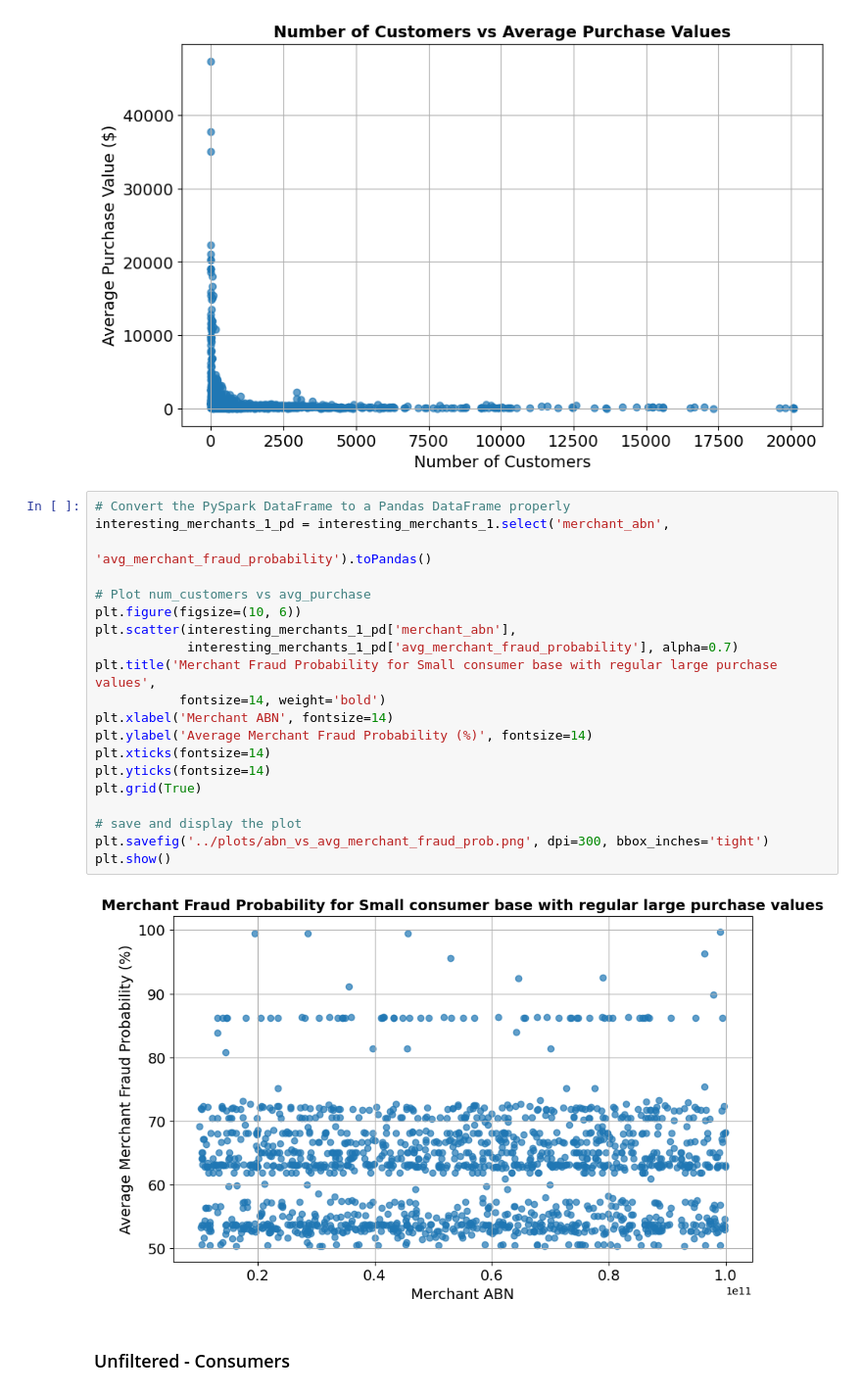
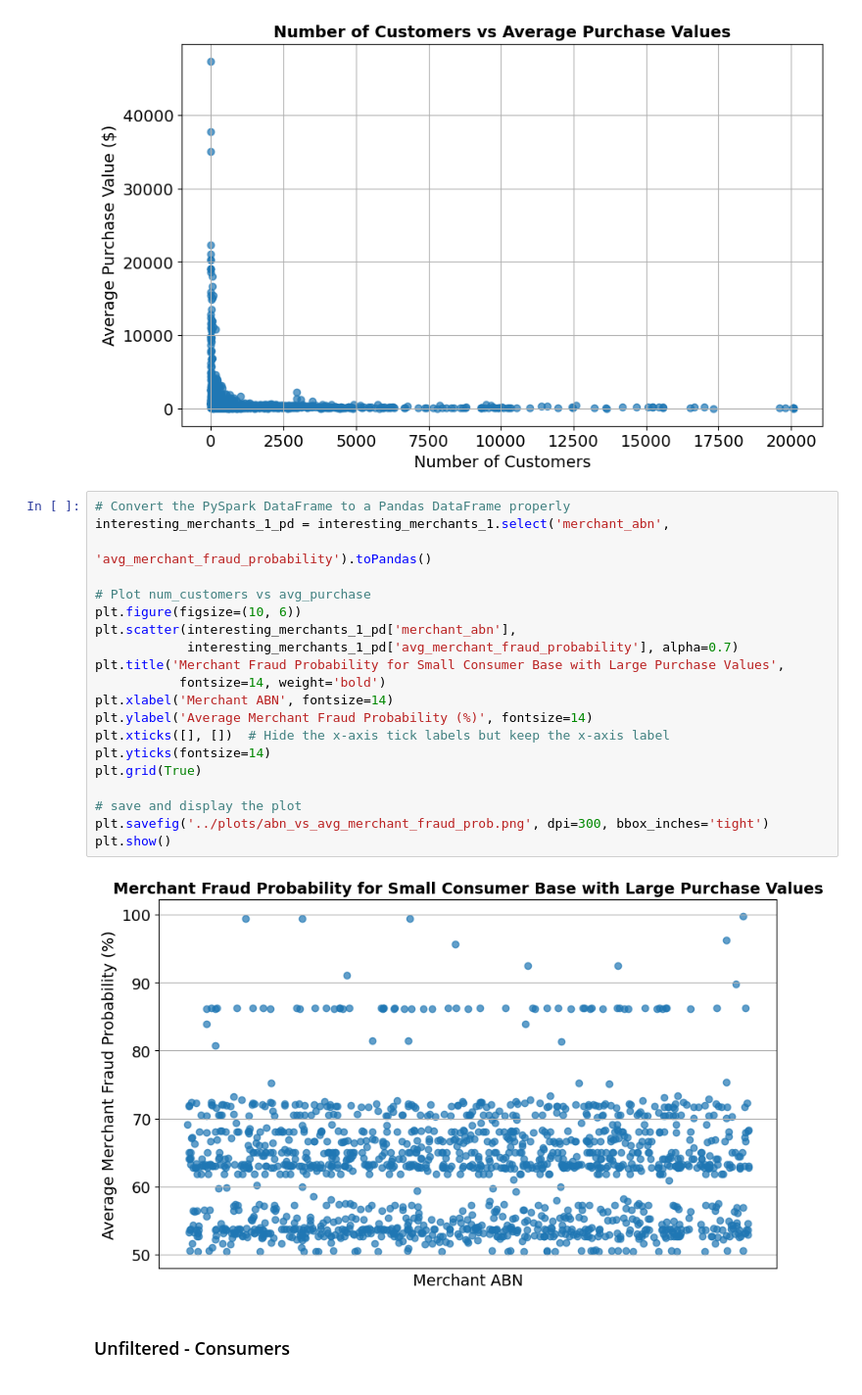
Before and after one commit to MAST30034-AppliedDataScience/project-2-group-buy-now-pay-later-industry-project-28, a Jupyter notebook: notebooks/07_Interesting_Findings.ipynb, the cells around one changed output. Shown: that part at 98% size. Cells and saved outputs as stored; diff of their text form.

Commit message:
Update plots

```diff
--- a/notebooks/07_Interesting_Findings.ipynb
+++ b/notebooks/07_Interesting_Findings.ipynb
@@ -127,25 +127,25 @@ plt.show()
 # %%
 # Convert the PySpark DataFrame to a Pandas DataFrame properly
 interesting_merchants_1_pd = interesting_merchants_1.select('merchant_abn',
                                                             'avg_merchant_fraud_probability').toPandas()
 
 # Plot num_customers vs avg_purchase
 plt.figure(figsize=(10, 6))
 plt.scatter(interesting_merchants_1_pd['merchant_abn'],
             interesting_merchants_1_pd['avg_merchant_fraud_probability'], alpha=0.7)
-plt.title('Merchant Fraud Probability for Small consumer base with regular large purchase values',
+plt.title('Merchant Fraud Probability for Small Consumer Base with Large Purchase Values',
            fontsize=14, weight='bold')
 plt.xlabel('Merchant ABN', fontsize=14)
 plt.ylabel('Average Merchant Fraud Probability (%)', fontsize=14)
-plt.xticks(fontsize=14)
+plt.xticks([], [])  # Hide the x-axis tick labels but keep the x-axis label
 plt.yticks(fontsize=14)
 plt.grid(True)
 
 # save and display the plot
 plt.savefig('../plots/abn_vs_avg_merchant_fraud_prob.png', dpi=300, bbox_inches='tight')
 plt.show()
 # %% [output]
-[figure, old version]
+[figure, new version]
 # %% [markdown]
 ### Unfiltered - Consumers
 # %%
```
Also changed, not shown: parts of 7 cells of this notebook, 4 other files.
